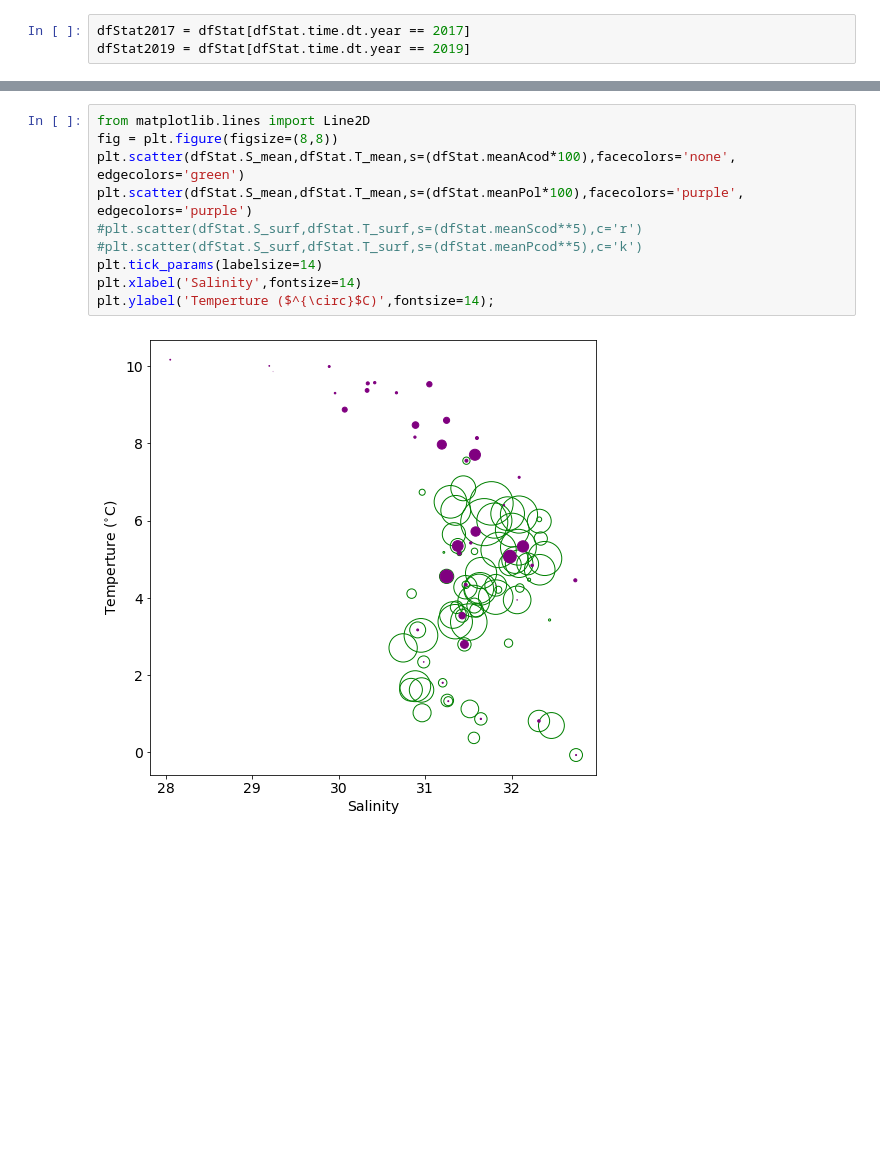
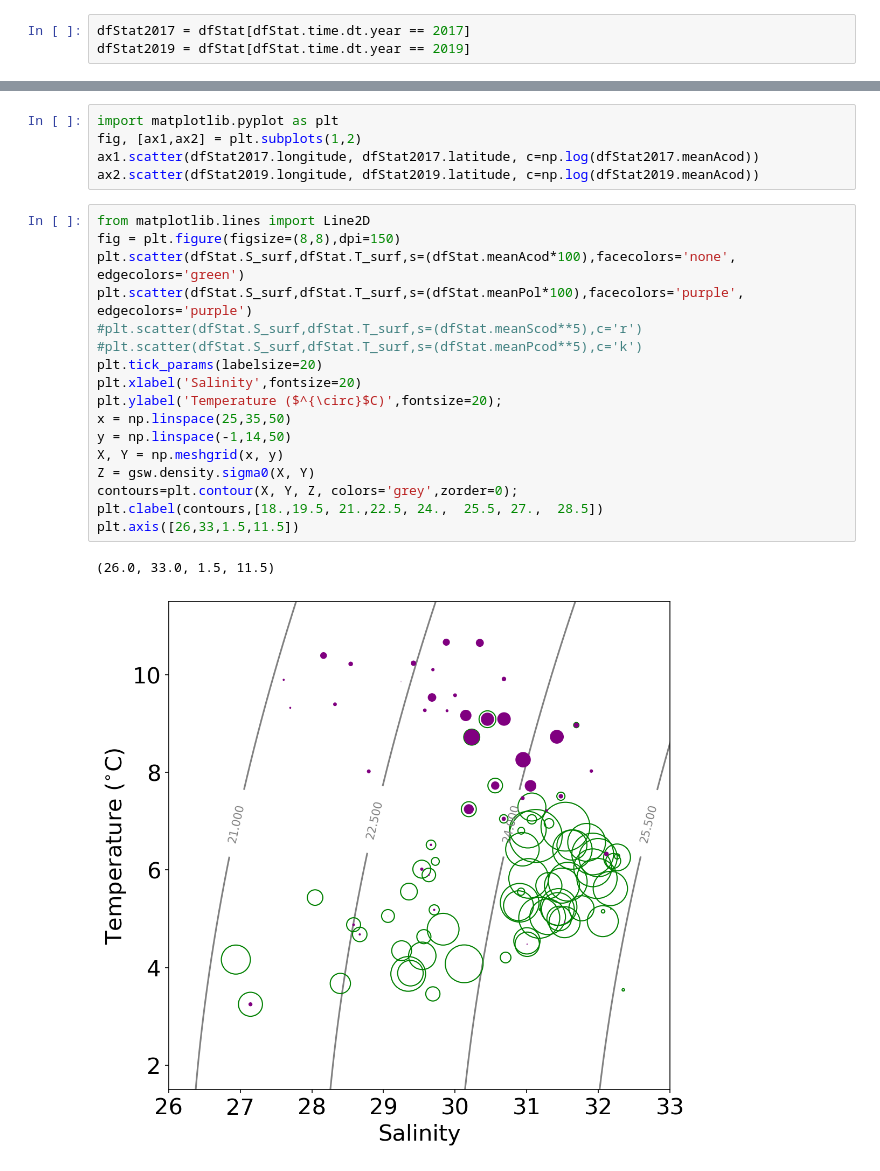
Before and after one commit to leviner/ChukchiTimeSeries, a Jupyter notebook: code/catchAnalysis/ctdMatching.ipynb, the cells around one changed output, grey strips where cells are left out. Cells and saved outputs as stored; diff of their text form; blank space fills up the shorter version.

```diff
--- a/code/catchAnalysis/ctdMatching.ipynb
+++ b/code/catchAnalysis/ctdMatching.ipynb
@@ -124,13 +140,26 @@ ax2.scatter(dfStat2019.longitude, dfStat2019.latitude, c=np.log(dfStat2019.meanP
+# %%
+import matplotlib.pyplot as plt
+fig, [ax1,ax2] = plt.subplots(1,2)
+ax1.scatter(dfStat2017.longitude, dfStat2017.latitude, c=np.log(dfStat2017.meanAcod))
+ax2.scatter(dfStat2019.longitude, dfStat2019.latitude, c=np.log(dfStat2019.meanAcod))
 # %%
 from matplotlib.lines import Line2D
-fig = plt.figure(figsize=(8,8))
-plt.scatter(dfStat.S_mean,dfStat.T_mean,s=(dfStat.meanAcod*100),facecolors='none', edgecolors='green')
-plt.scatter(dfStat.S_mean,dfStat.T_mean,s=(dfStat.meanPol*100),facecolors='purple', edgecolors='purple')
+fig = plt.figure(figsize=(8,8),dpi=150)
+plt.scatter(dfStat.S_surf,dfStat.T_surf,s=(dfStat.meanAcod*100),facecolors='none', edgecolors='green')
+plt.scatter(dfStat.S_surf,dfStat.T_surf,s=(dfStat.meanPol*100),facecolors='purple', edgecolors='purple')
 #plt.scatter(dfStat.S_surf,dfStat.T_surf,s=(dfStat.meanScod**5),c='r')
 #plt.scatter(dfStat.S_surf,dfStat.T_surf,s=(dfStat.meanPcod**5),c='k')
-plt.tick_params(labelsize=14)
-plt.xlabel('Salinity',fontsize=14)
-plt.ylabel('Temperture ($^{\circ}$C)',fontsize=14);
+plt.tick_params(labelsize=20)
+plt.xlabel('Salinity',fontsize=20)
+plt.ylabel('Temperature ($^{\circ}$C)',fontsize=20);
+x = np.linspace(25,35,50)
+y = np.linspace(-1,14,50)
+X, Y = np.meshgrid(x, y)
+Z = gsw.density.sigma0(X, Y)
+contours=plt.contour(X, Y, Z, colors='grey',zorder=0);
+plt.clabel(contours,[18.,19.5, 21.,22.5, 24.,  25.5, 27.,  28.5])
+plt.axis([26,33,1.5,11.5])
 # %% [output]
+(26.0, 33.0, 1.5, 11.5)
-[figure, old version]
+[figure, new version]
 # %%
```
Also changed, not shown: parts of 4 cells of this notebook.
